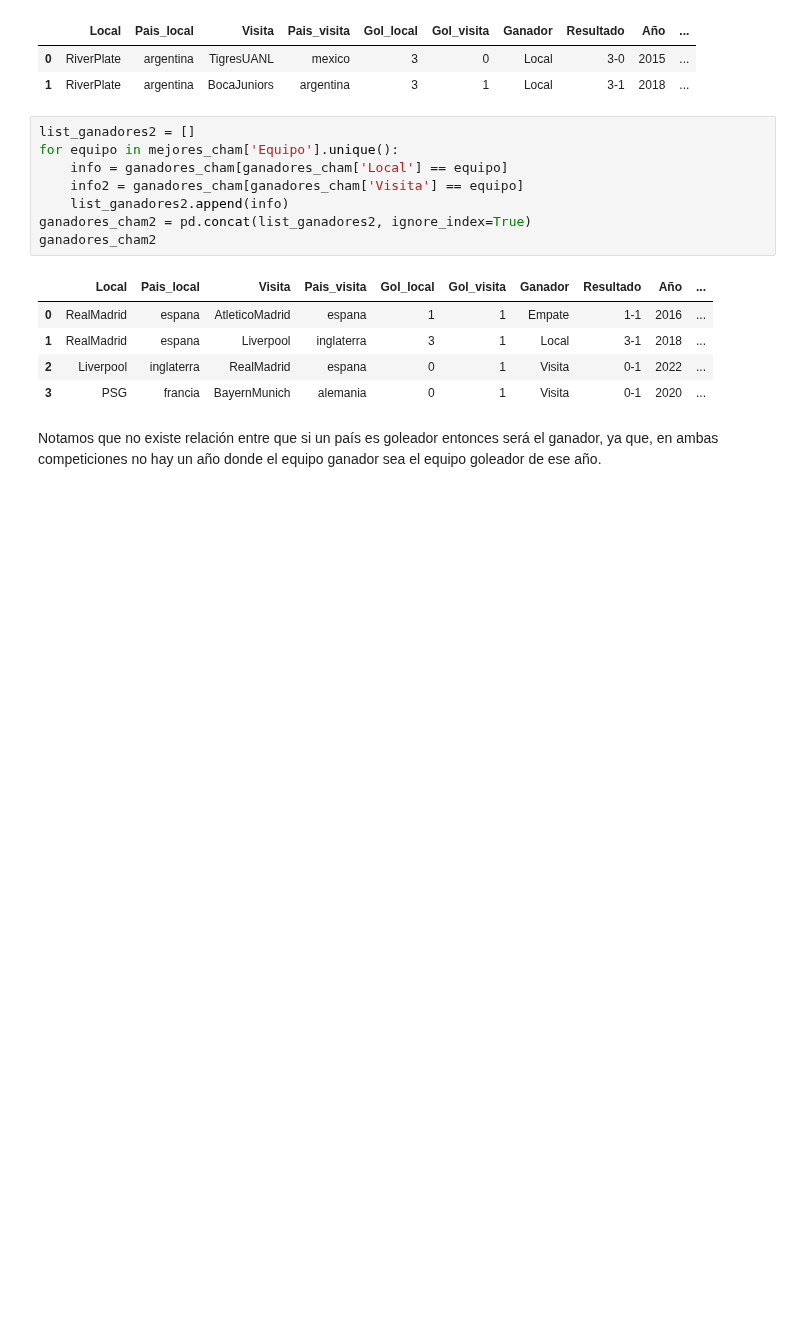
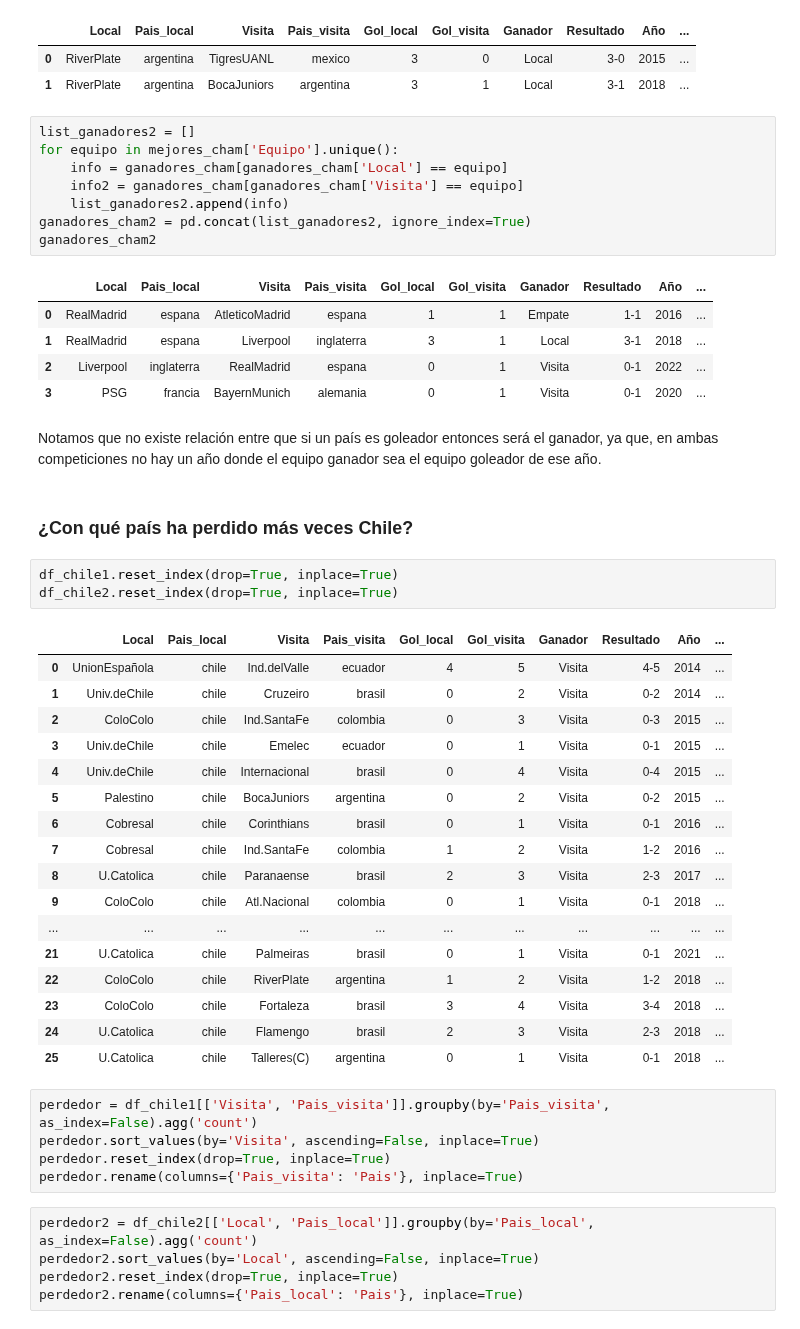
Before and after one commit to ThareauB/Proyecto-libertadores, a Jupyter notebook: proyecto_lib_ y_champ.ipynb, the cells around one changed output. Drawn from its saved outputs; the diff is of its cells as text; blank space fills up the shorter version.

Commit message:
paises que le ganan a chile

```diff
--- a/proyecto_lib_ y_champ.ipynb
+++ b/proyecto_lib_ y_champ.ipynb
@@ -1028,3 +1030,36 @@ ganadores_cham2
 | 3 | PSG | francia | BayernMunich | alemania | 0 | 1 | Visita | 0-1 | 2020 | ... |
 # %% [markdown]
 Notamos que no existe relación entre que si un país es goleador entonces será el ganador, ya que, en ambas competiciones no hay un año donde el equipo ganador sea el equipo goleador de ese año.
+# %% [markdown]
+### ¿Con qué país ha perdido más veces Chile?
+# %%
+df_chile1.reset_index(drop=True, inplace=True)
+df_chile2.reset_index(drop=True, inplace=True)
+# %% [output]
+|  | Local | Pais_local | Visita | Pais_visita | Gol_local | Gol_visita | Ganador | Resultado | Año | ... |
+| 0 | UnionEspañola | chile | Ind.delValle | ecuador | 4 | 5 | Visita | 4-5 | 2014 | ... |
+| 1 | Univ.deChile | chile | Cruzeiro | brasil | 0 | 2 | Visita | 0-2 | 2014 | ... |
+| 2 | ColoColo | chile | Ind.SantaFe | colombia | 0 | 3 | Visita | 0-3 | 2015 | ... |
+| 3 | Univ.deChile | chile | Emelec | ecuador | 0 | 1 | Visita | 0-1 | 2015 | ... |
+| 4 | Univ.deChile | chile | Internacional | brasil | 0 | 4 | Visita | 0-4 | 2015 | ... |
+| 5 | Palestino | chile | BocaJuniors | argentina | 0 | 2 | Visita | 0-2 | 2015 | ... |
+| 6 | Cobresal | chile | Corinthians | brasil | 0 | 1 | Visita | 0-1 | 2016 | ... |
+| 7 | Cobresal | chile | Ind.SantaFe | colombia | 1 | 2 | Visita | 1-2 | 2016 | ... |
+| 8 | U.Catolica | chile | Paranaense | brasil | 2 | 3 | Visita | 2-3 | 2017 | ... |
+| 9 | ColoColo | chile | Atl.Nacional | colombia | 0 | 1 | Visita | 0-1 | 2018 | ... |
+| ... | ... | ... | ... | ... | ... | ... | ... | ... | ... | ... |
+| 21 | U.Catolica | chile | Palmeiras | brasil | 0 | 1 | Visita | 0-1 | 2021 | ... |
+| 22 | ColoColo | chile | RiverPlate | argentina | 1 | 2 | Visita | 1-2 | 2018 | ... |
+| 23 | ColoColo | chile | Fortaleza | brasil | 3 | 4 | Visita | 3-4 | 2018 | ... |
+| 24 | U.Catolica | chile | Flamengo | brasil | 2 | 3 | Visita | 2-3 | 2018 | ... |
+| 25 | U.Catolica | chile | Talleres(C) | argentina | 0 | 1 | Visita | 0-1 | 2018 | ... |
+# %%
+perdedor = df_chile1[['Visita', 'Pais_visita']].groupby(by='Pais_visita', as_index=False).agg('count')
+perdedor.sort_values(by='Visita', ascending=False, inplace=True)
+perdedor.reset_index(drop=True, inplace=True)
+perdedor.rename(columns={'Pais_visita': 'Pais'}, inplace=True)
+# %%
+perdedor2 = df_chile2[['Local', 'Pais_local']].groupby(by='Pais_local', as_index=False).agg('count')
+perdedor2.sort_values(by='Local', ascending=False, inplace=True)
+perdedor2.reset_index(drop=True, inplace=True)
+perdedor2.rename(columns={'Pais_local': 'Pais'}, inplace=True)
```
Also changed, not shown: parts of 2 cells of this notebook.
